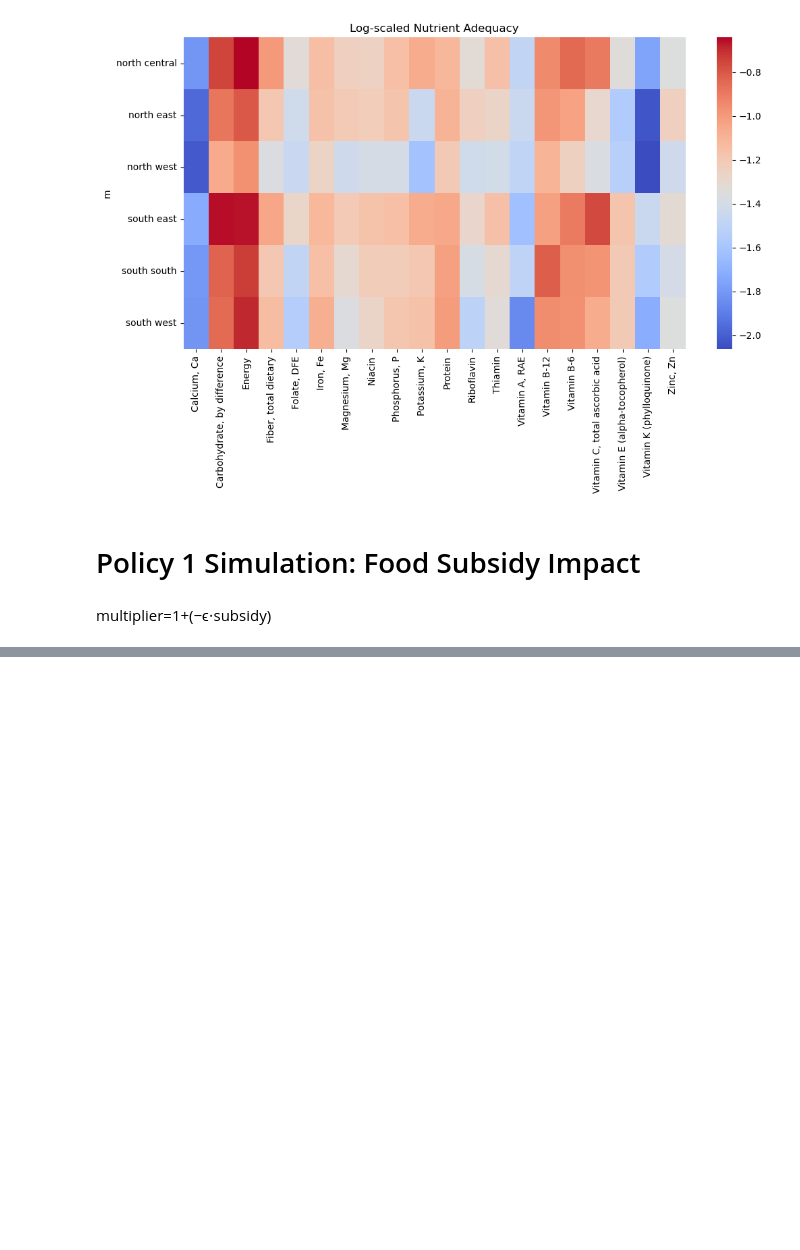
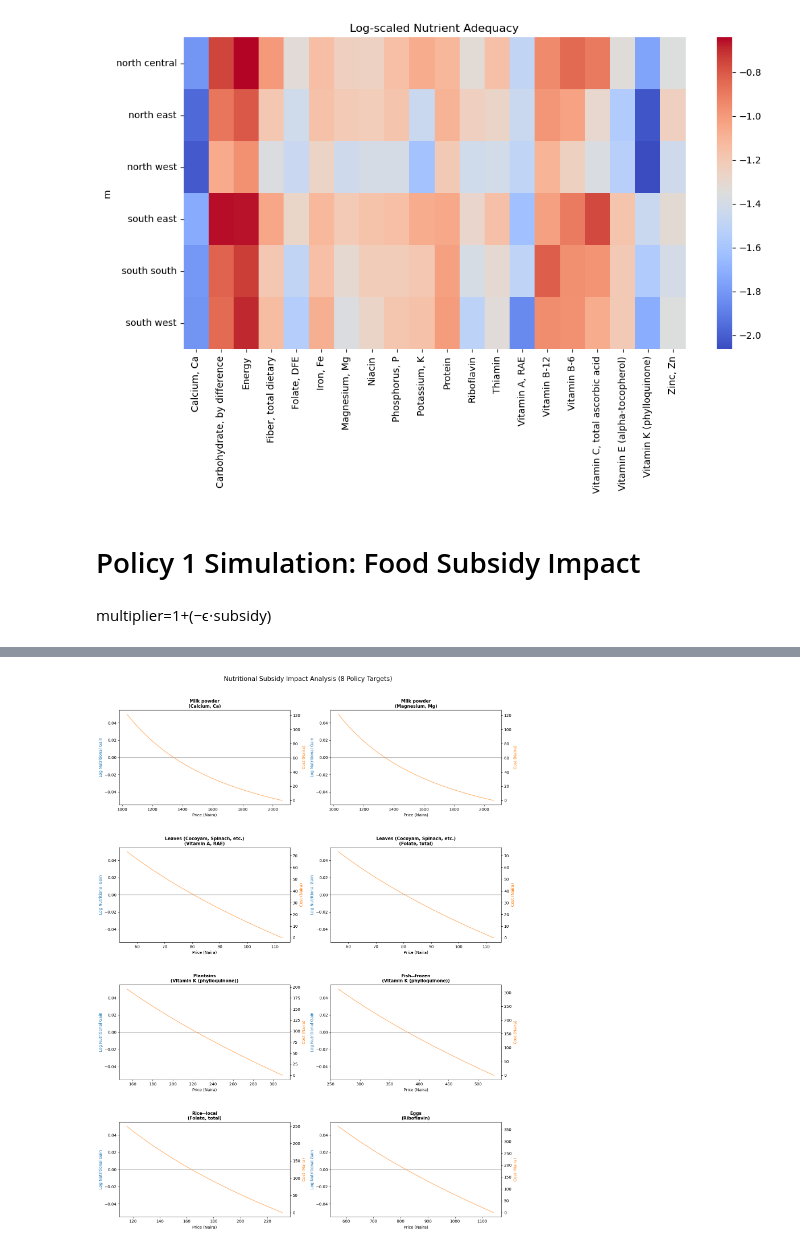
Before and after one commit to leannabaltonado/George-Washington-Carver, a Jupyter notebook: 1.6 Nutritional adequacy.ipynb, the cells around one changed output, grey strips where cells are left out. Cells and saved outputs as stored; diff of their text form; code cells hidden in the pictures; blank space fills up the shorter version.

```diff
--- a/1.6 Nutritional adequacy.ipynb
+++ b/1.6 Nutritional adequacy.ipynb
@@ -527,0 +623,67 @@ plt.show()
+# %%
+import matplotlib.pyplot as plt
+import numpy as np
+# Average household characteristics
+dbar = uga.d[rdi.columns].mean()
+
+# Minimum nutrient requirements for the average household (weekly)
+hh_rdi = rdi.replace('',0)@dbar*7
+
+UseNutrients = ['Protein','Energy','Iron','Calcium','Vitamin C']
+
+def compensated_nutrient_demand(U,p):
+    """Nutrient vector from Hicksian demands at utility U and prices p."""
+    c = uga.demands(U,p,type='Hicksian')
+    fct0,c0 = fct.align(c,axis=0,join='inner')
+    return fct0.T@c0
+
+def compensated_nutrient_adequacy_ratio(U,p):
+    """NAR using Hicksian demands: holds utility fixed as prices vary."""
+    return compensated_nutrient_demand(U,p)/hh_rdi
+# %%
+import matplotlib.pyplot as plt
+import numpy as np
+
+# 1. Create a list of all pairs so we can iterate by index
+all_pairs = []
+for food, nutrients in policy_targets.items():
+    for nut in nutrients:
+        all_pairs.append((food, nut))
+
+# 2. Set up the 4x2 grid
+fig, axes = plt.subplots(4, 2, figsize=(15, 20))
+axes = axes.flatten()  # Makes it easier to loop through (0 to 7)
+
+for i, (food, nut) in enumerate(all_pairs):
+    ax1 = axes[i]
+
+    # --- Calculations ---
+    market_price = pbar[food]
+    P = np.linspace(0.5, 1.0, 50) * market_price # Increased points for a smoother search
+
+    nar_levels = [compensated_nutrient_adequacy_ratio(U0, ceteris_paribus_price(food, p))[nut] for p in P]
+    baseline_nar = nar_levels[-1]
+    nar_gain = [np.log10(n / baseline_nar) for n in nar_levels]
+    subsidy_cost = [-revenue(U0, pbar, ceteris_paribus_price(food, p), type='Hicksian') for p in P]
+
+    # --- Plotting ---
+    ax1.plot(P, nar_gain, color='tab:blue', label='Log Gain', linewidth=2)
+    ax1.axhline(0, color='black', lw=1, alpha=0.5) # The y=0 line
+
+
+    # Formatting
+    ax1.set_title(f"{food}\n({nut})", fontsize=11, fontweight='bold')
+    ax1.set_xlabel('Price (Naira)')
+    ax1.set_ylabel("Log Nutritional Gain", color='tab:blue')
+
+    # Cost curve
+    ax2 = ax1.twinx()
+    ax2.plot(P, subsidy_cost, color='tab:orange', alpha=0.6)
+    ax2.set_ylabel("Cost (Naira)", color='tab:orange')
+
+plt.tight_layout()
+plt.subplots_adjust(top=0.92, hspace=0.45)
+fig.suptitle('Nutritional Subsidy Impact Analysis (8 Policy Targets)', fontsize=16)
+plt.show()
+# %% [output]
+[figure, added]
```
Also changed, not shown: parts of 9 cells of this notebook, 2 other files.
